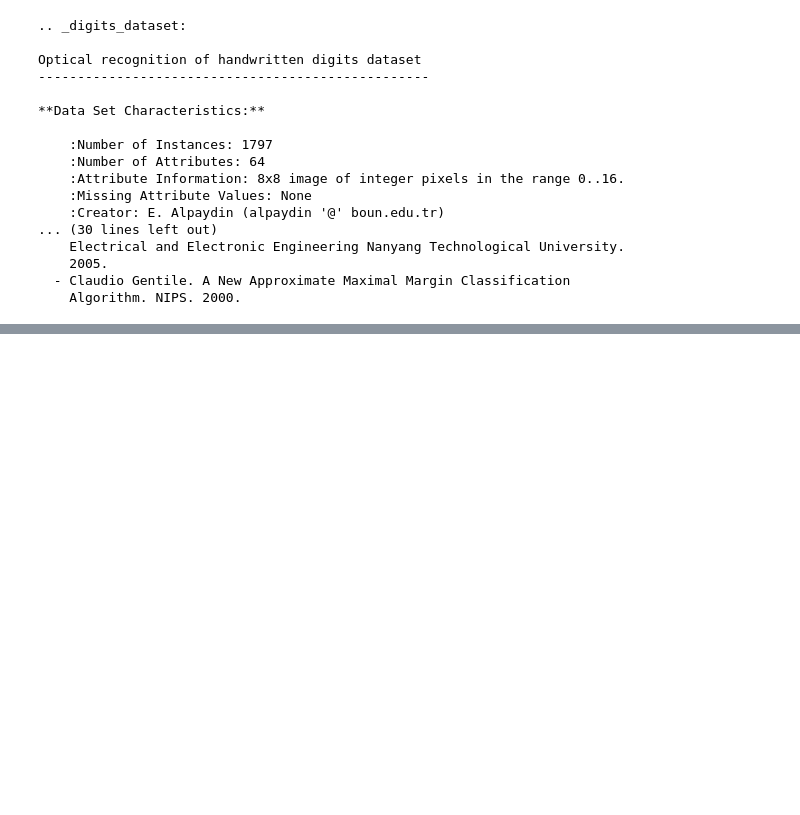
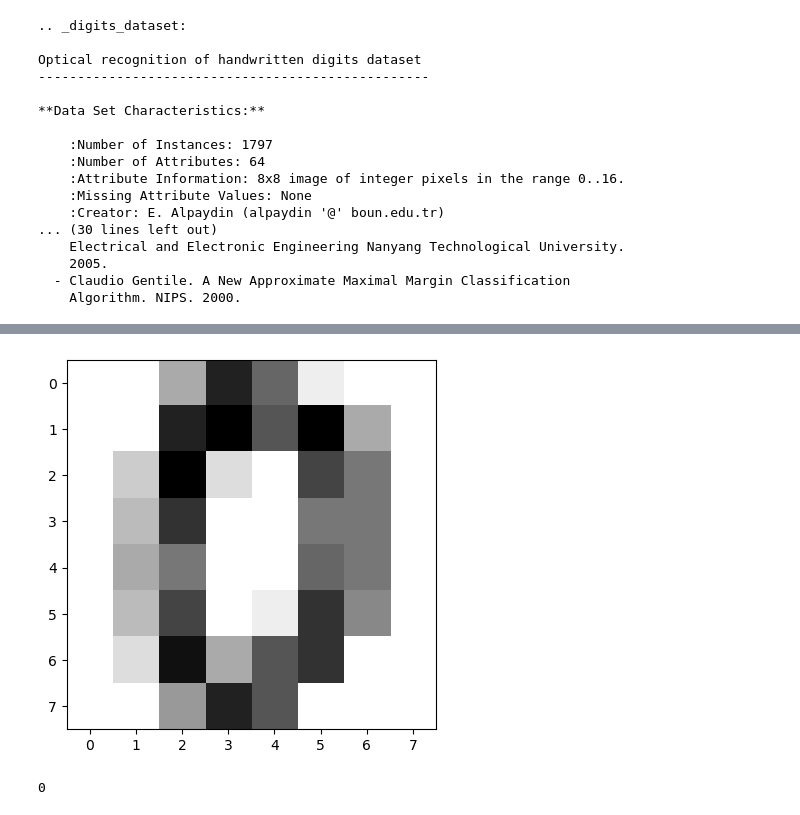
Before and after one commit to Svved/ITS_FirstProject, a Jupyter notebook: Esercizi/MNIST.ipynb, the cells around one changed output, grey strips where cells are left out. Saved outputs shown, nothing was run; the diff lists cells and outputs as text; code cells hidden in the pictures; blank space fills up the shorter version.

```diff
--- a/Esercizi/MNIST.ipynb
+++ b/Esercizi/MNIST.ipynb
@@ -48,0 +64,8 @@ Optical recognition of handwritten digits dataset
+# %%
+plt.imshow(ds.images[0],cmap= 'gray_r'); # la prima immagine sembra essere uno zero
+# %% [output]
+[figure, added]
+# %%
+ds.target[0] # chiediamo a target che numero è
+# %% [output]
+0
```
Also changed, not shown: parts of 9 cells of this notebook.
